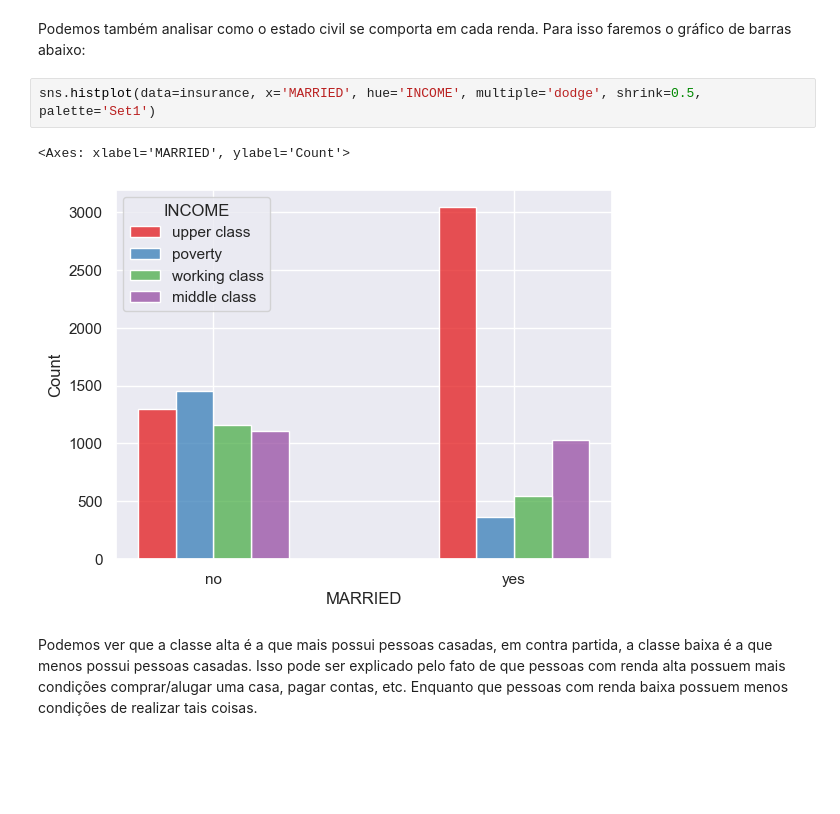
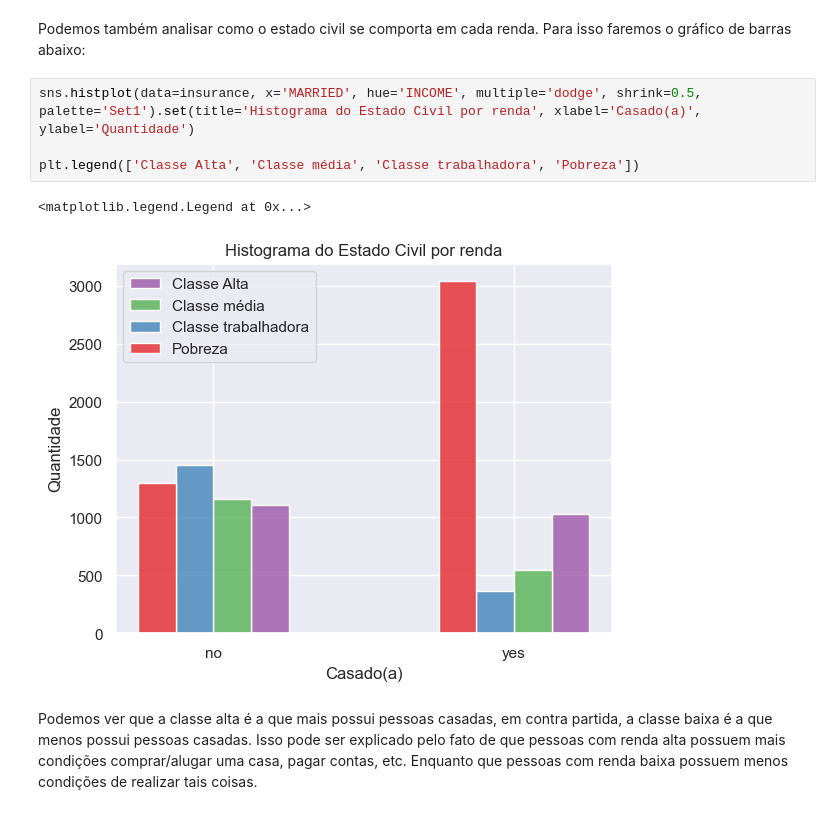
Before and after one commit to AlexsanderBenatti/Turing-case, a Jupyter notebook: Análise I/analise_e_modelos.ipynb, the cells around one changed output. Cells and saved outputs as stored; diff of their text form; blank space fills up the shorter version.

```diff
--- a/Análise I/analise_e_modelos.ipynb
+++ b/Análise I/analise_e_modelos.ipynb
@@ -549,10 +565,12 @@ Realmente, pessoas casadas são as que mais possuem filhos, porém vale notar ta
 # %% [markdown]
 Podemos também analisar como o estado civil se comporta em cada renda. Para isso faremos o gráfico de barras abaixo:
 # %%
-sns.histplot(data=insurance, x='MARRIED', hue='INCOME', multiple='dodge', shrink=0.5, palette='Set1')
+sns.histplot(data=insurance, x='MARRIED', hue='INCOME', multiple='dodge', shrink=0.5, palette='Set1').set(title='Histograma do Estado Civil por renda', xlabel='Casado(a)', ylabel='Quantidade')
+
+plt.legend(['Classe Alta', 'Classe média', 'Classe trabalhadora', 'Pobreza'])
 # %% [output]
-<Axes: xlabel='MARRIED', ylabel='Count'>
+<matplotlib.legend.Legend at 0x...>
-[figure, old version]
+[figure, new version]
 # %% [markdown]
 Podemos ver que a classe alta é a que mais possui pessoas casadas, em contra partida, a classe baixa é a que menos possui pessoas casadas. Isso pode ser explicado pelo fato de que pessoas com renda alta possuem mais condições comprar/alugar uma casa, pagar contas, etc. Enquanto que pessoas com renda baixa possuem menos condições de realizar tais coisas.
 # %% [markdown]
```
Also changed, not shown: parts of 44 cells of this notebook.
